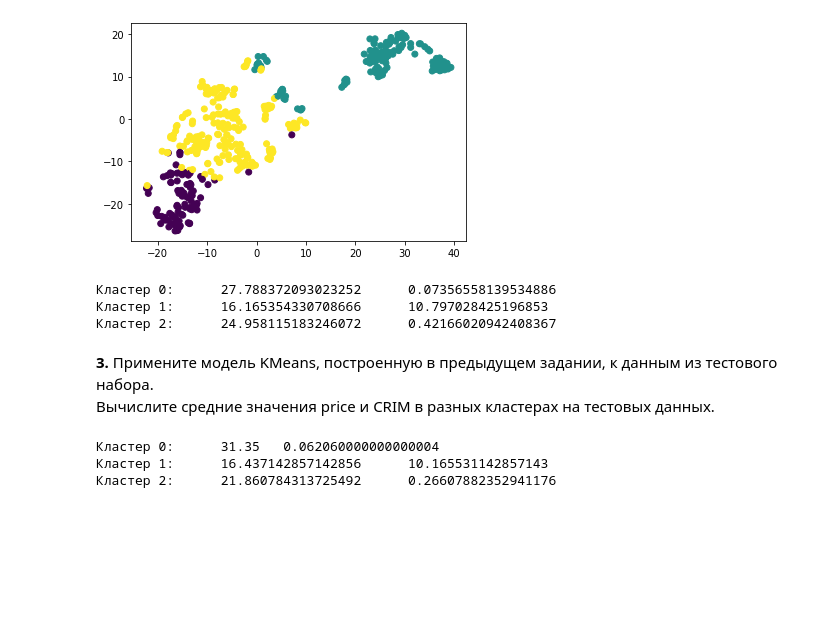
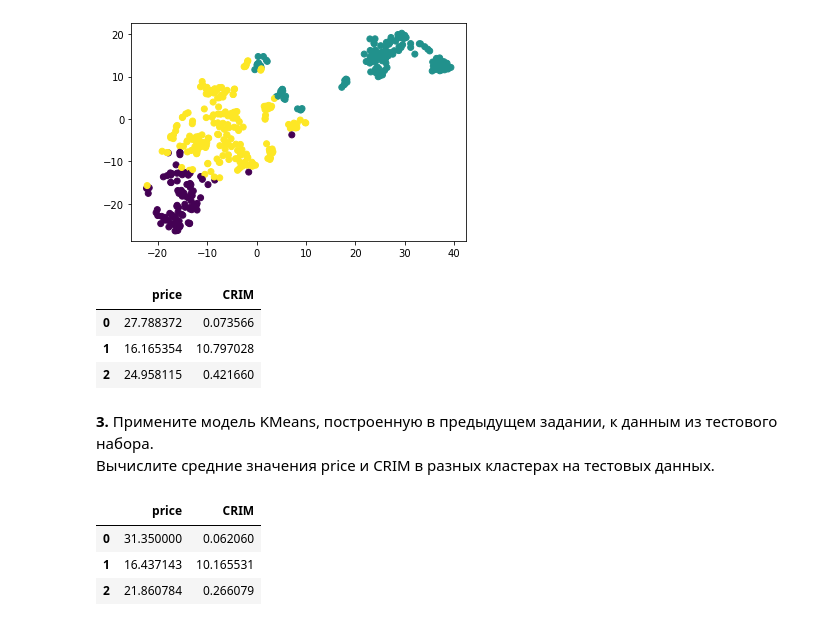
Before and after one commit to nglaz0v/Python_Libraries, a Jupyter notebook: Sklearn_wo_teacher/task_05.ipynb, the cells around one changed output. Saved outputs shown, nothing was run; the diff lists cells and outputs as text; code cells hidden in the pictures; blank space fills up the shorter version.

```diff
--- a/Sklearn_wo_teacher/task_05.ipynb
+++ b/Sklearn_wo_teacher/task_05.ipynb
@@ -94,25 +95,25 @@ plt.show()
 # %% [output]
 [figure]
 # %%
-for i in (0, 1, 2):
-    price = y_train[labels_train == i].mean()
-    crim = X_train.loc[labels_train == i, 'CRIM'].mean()
-    print(f'Кластер {i}:\t{price[0]}\t{crim}')
+df2 = pd.DataFrame({'price': [y_train[labels_train == i].mean()[0] for i in (0, 1, 2)],
+                    'CRIM': [X_train.loc[labels_train == i, 'CRIM'].mean() for i in (0, 1, 2)]})
+df2
 # %% [output]
-Кластер 0:      27.788372093023252      0.07356558139534886
-Кластер 1:      16.165354330708666      10.797028425196853
-Кластер 2:      24.958115183246072      0.42166020942408367
+|  | price | CRIM |
+| 0 | 27.788372 | 0.073566 |
+| 1 | 16.165354 | 10.797028 |
+| 2 | 24.958115 | 0.421660 |
 # %% [markdown]
 __3.__ Примените модель KMeans, построенную в предыдущем задании, к данным из тестового набора.
 Вычислите средние значения price и CRIM в разных кластерах на тестовых данных.
 # %%
 labels_test = kmeans.predict(X_test_scaled)
 # %%
-for i in (0, 1, 2):
-    price = y_test[labels_test == i].mean()
-    crim = X_test.loc[labels_test == i, 'CRIM'].mean()
-    print(f'Кластер {i}:\t{price[0]}\t{crim}')
+df3 = pd.DataFrame({'price': [y_test[labels_test == i].mean()[0] for i in (0, 1, 2)],
+                    'CRIM': [X_test.loc[labels_test == i, 'CRIM'].mean() for i in (0, 1, 2)]})
+df3
 # %% [output]
-Кластер 0:      31.35   0.062060000000000004
-Кластер 1:      16.437142857142856      10.165531142857143
-Кластер 2:      21.860784313725492      0.26607882352941176
+|  | price | CRIM |
+| 0 | 31.350000 | 0.062060 |
+| 1 | 16.437143 | 10.165531 |
+| 2 | 21.860784 | 0.266079 |
```
Also changed, not shown: parts of 2 cells of this notebook.
